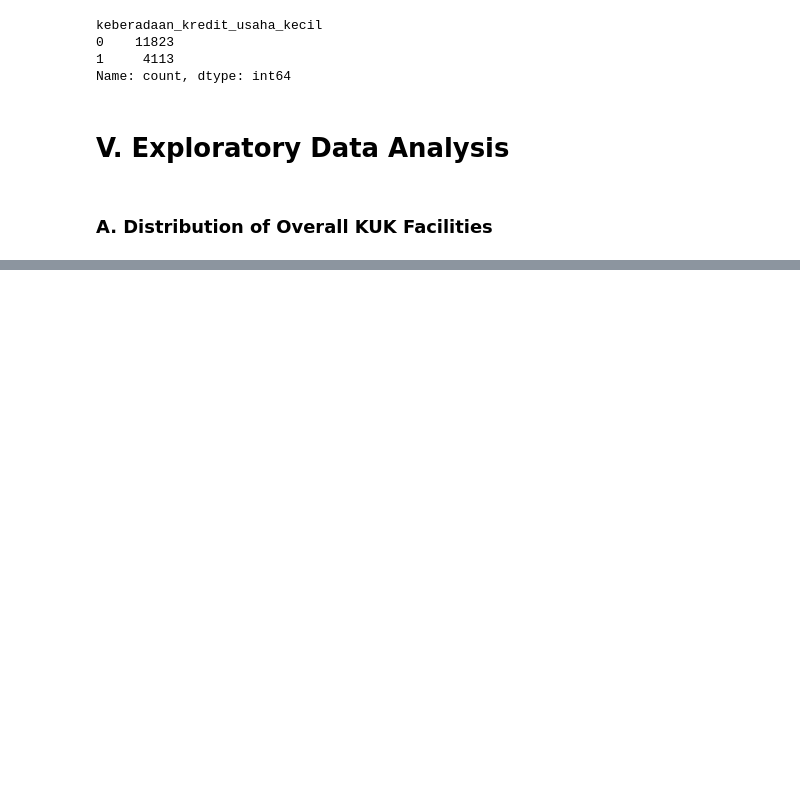
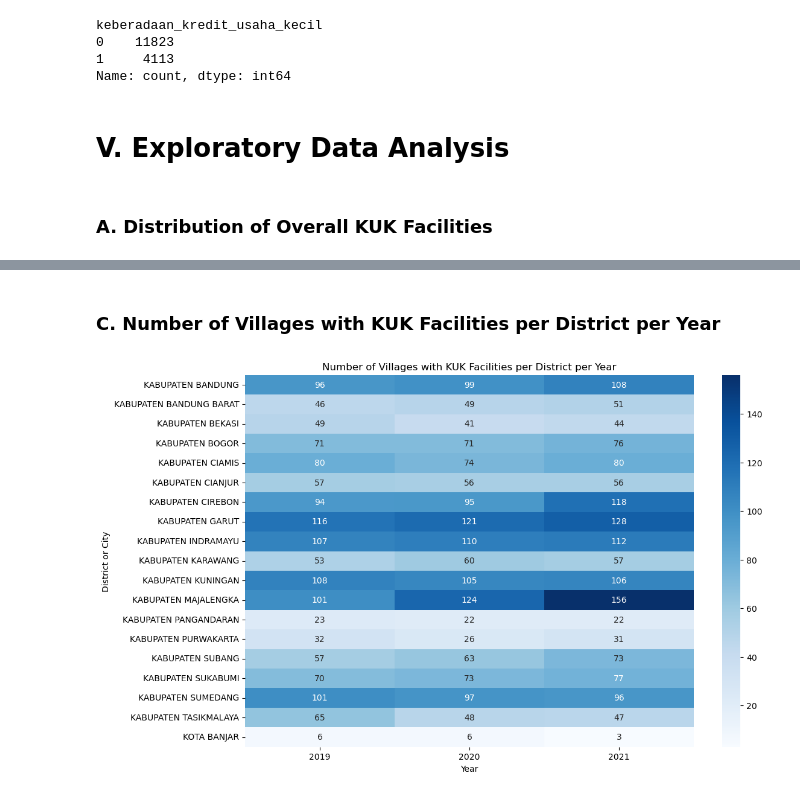
Before and after one commit to Maulana-Yusuf-T/Small-Business-Credit, a Jupyter notebook: KUK_MYT.ipynb, the cells around one changed output, grey strips where cells are left out. Drawn from its saved outputs; the diff is of its cells as text; code cells hidden in the pictures; blank space fills up the shorter version.

```diff
--- a/KUK_MYT.ipynb
+++ b/KUK_MYT.ipynb
@@ -265,0 +283,23 @@ plt.show()
+# %% [markdown]
+### **C. Number of Villages with KUK Facilities per District per Year**
+# %%
+# Create a heatmap variable
+heatmap_pivot = (
+    df_copy[df_copy['keberadaan_kredit_usaha_kecil'] == 1]
+    .pivot_table(index='bps_nama_kabupaten_kota', columns='tahun', aggfunc='size', fill_value=0)
+)
+
+# Create the visualization using Heatmap
+plt.figure(figsize = (12, 8))
+sns.heatmap(heatmap_pivot, annot = True,
+            cmap = 'Blues', fmt = 'd')
+
+# Add title and labels
+plt.title('Number of Villages with KUK Facilities per District per Year')
+plt.xlabel('Year')
+plt.ylabel('District or City')
+
+# Show the visualization
+plt.show()
+# %% [output]
+[figure, added]
```
Also changed, not shown: parts of 5 cells of this notebook.
